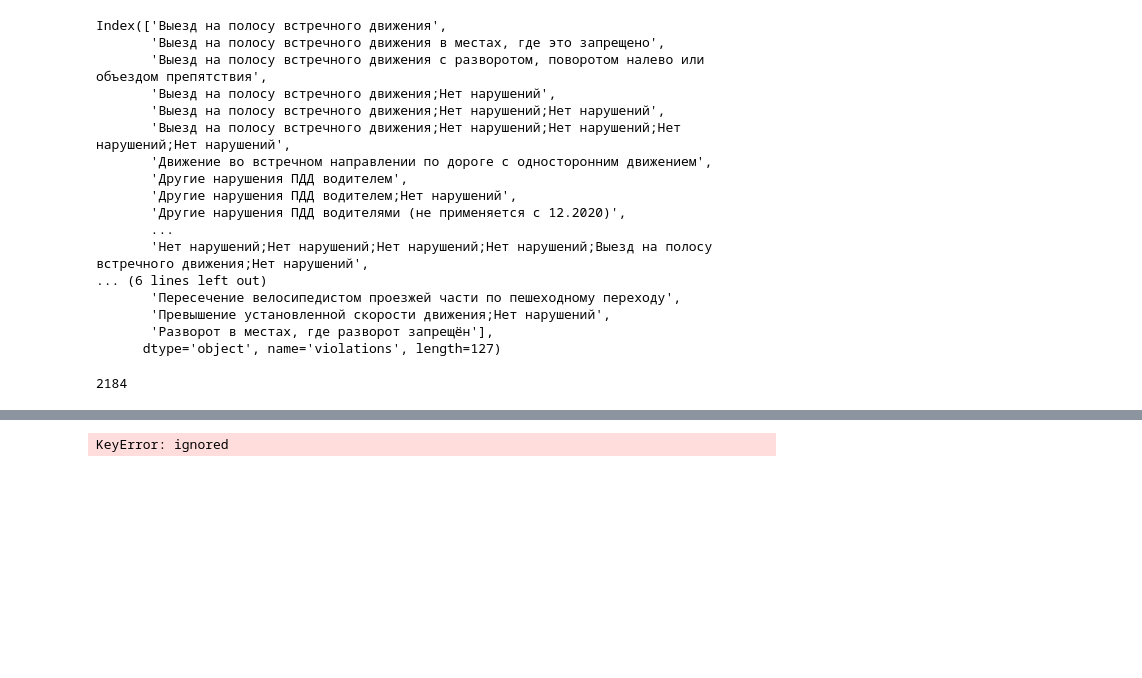
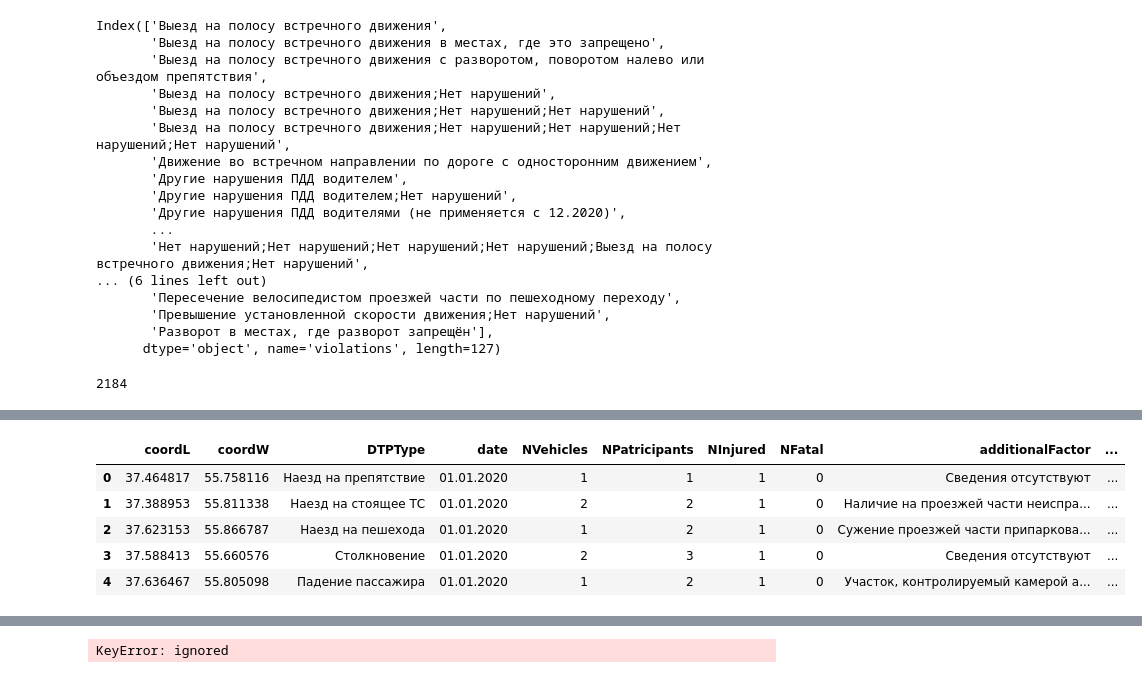
Before and after one commit to ovad4221/Accident_prediction_system, a Jupyter notebook: Avarii_project_primary_analysis.ipynb, the cells around one changed output, grey strips where cells are left out. Cells and saved outputs as stored; diff of their text form; code cells hidden in the pictures; blank space fills up the shorter version.

```diff
--- a/Avarii_project_primary_analysis.ipynb
+++ b/Avarii_project_primary_analysis.ipynb
@@ -93,0 +99,9 @@ n
+# %%
+df.head(5)
+# %% [output]
+|  | coordL | coordW | DTPType | date | NVehicles | NPatricipants | NInjured | NFatal | additionalFactor | ... |
+| 0 | 37.464817 | 55.758116 | Наезд на препятствие | 01.01.2020 | 1 | 1 | 1 | 0 | Сведения отсутствуют | ... |
+| 1 | 37.388953 | 55.811338 | Наезд на стоящее ТС | 01.01.2020 | 2 | 2 | 1 | 0 | Наличие на проезжей части неиспра... | ... |
+| 2 | 37.623153 | 55.866787 | Наезд на пешехода | 01.01.2020 | 1 | 2 | 1 | 0 | Сужение проезжей части припаркова... | ... |
+| 3 | 37.588413 | 55.660576 | Столкновение | 01.01.2020 | 2 | 3 | 1 | 0 | Сведения отсутствуют | ... |
+| 4 | 37.636467 | 55.805098 | Падение пассажира | 01.01.2020 | 1 | 2 | 1 | 0 | Участок, контролируемый камерой а... | ... |
```
Also changed, not shown: parts of 22 cells of this notebook.
